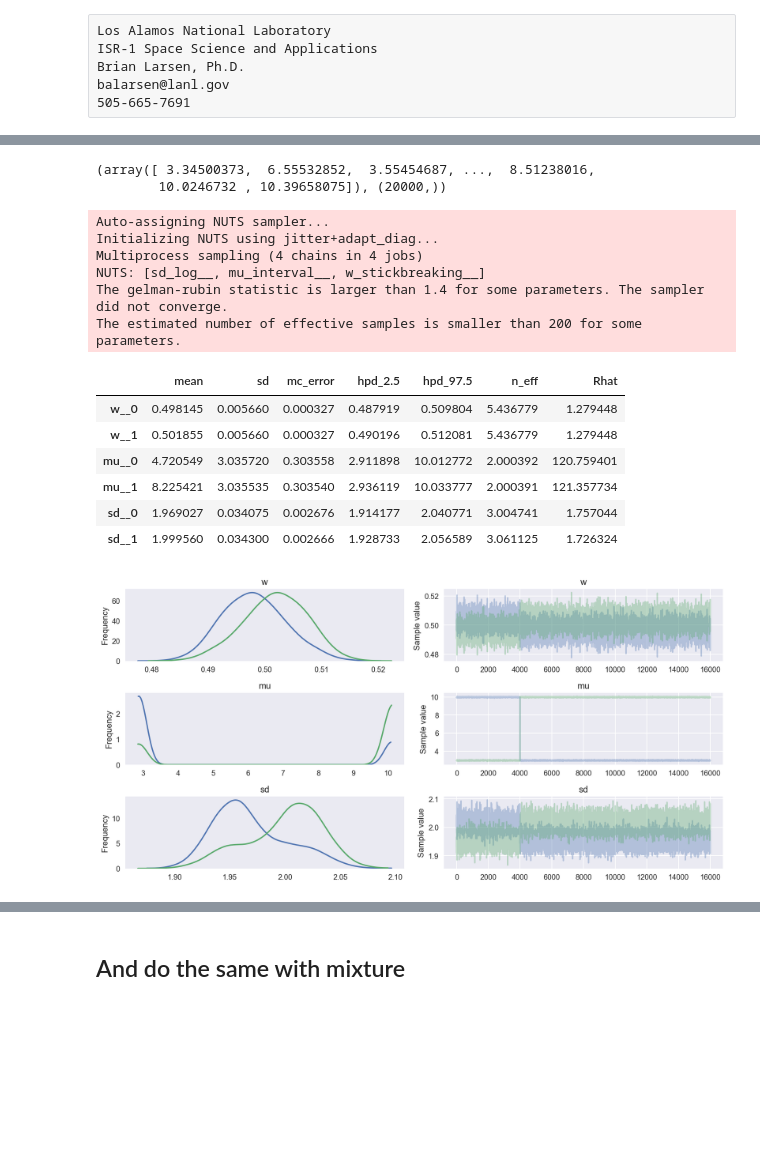
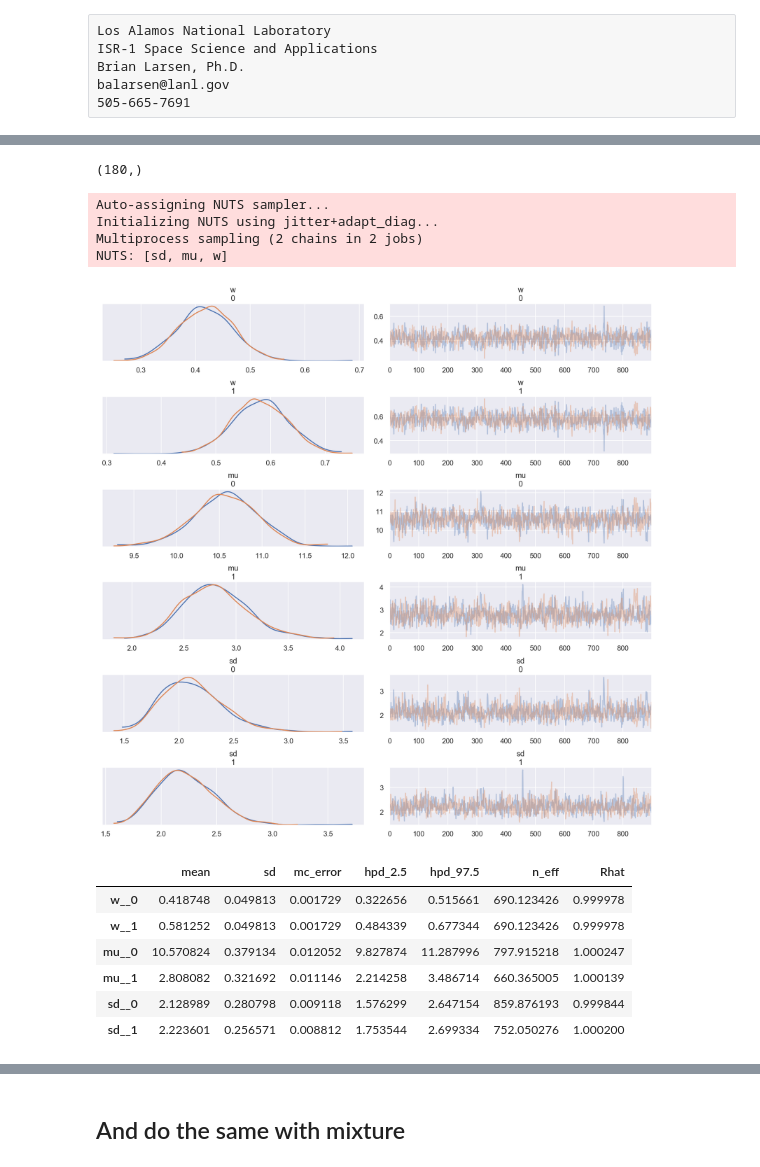
Before and after one commit to balarsen/pymc_learning, a Jupyter notebook: Mixture/Gaussian Mixture.ipynb, the cells around one changed output, grey strips where cells are left out. Drawn from its saved outputs; the diff is of its cells as text; code cells hidden in the pictures; blank space fills up the shorter version.

Commit message:
rework and learning on normal mixtures

```diff
--- a/Mixture/Gaussian Mixture.ipynb
+++ b/Mixture/Gaussian Mixture.ipynb
@@ -46,6 +46,6 @@ plt.rcParams['savefig.dpi'] = plt.rcParams['figure.dpi'] # 72
 # Lets make to Normal distributions and add them together
 locs = np.asarray([3,10])
 sds = np.asarray([2,2])
-D1 = np.random.normal(locs[0], sds[0], size=10000)
-D2 = np.random.normal(locs[1], sds[1], size=10000)
+D1 = np.random.normal(locs[0], sds[0], size=100)
+D2 = np.random.normal(locs[1], sds[1], size=80)
 # %%
@@ -68,8 +65,7 @@ plt.hist(D, bins=bins, histtype='step', lw=3, label='D1+D2');
 # %%
-D, D.shape
+D.shape
 # %% [output]
-(array([ 3.34500373,  6.55532852,  3.55454687, ...,  8.51238016,
-        10.0246732 , 10.39658075]), (20000,))
+(180,)
 # %%
 SEED = 20161210
 with mc3.Model() as model:
@@ -79,24 +75,23 @@ with mc3.Model() as model:
     sd = mc3.Gamma('sd', 1., 1., shape=locs.size)
 
     x_obs = mc3.NormalMixture('x_obs', w, mu, sd=sd, observed=D)
-    start = mc3.find_MAP()
-    trace = mc3.sample(5000, n_init=10000, tune=1000, random_seed=SEED, start=start)[1000:]
+    trace = mc3.sample(1000, tune=4000, random_seed=SEED)[100:]
 # %% [output]
 Auto-assigning NUTS sampler...
 Initializing NUTS using jitter+adapt_diag...
-Multiprocess sampling (4 chains in 4 jobs)
-NUTS: [sd_log__, mu_interval__, w_stickbreaking__]
-The gelman-rubin statistic is larger than 1.4 for some parameters. The sampler did not converge.
-The estimated number of effective samples is smaller than 200 for some parameters.
+Multiprocess sampling (2 chains in 2 jobs)
+NUTS: [sd, mu, w]
 # %%
-mc3.traceplot(trace, combined=True);
-mc3.summary(trace)
+mc3.traceplot(trace, combined=False);
 # %% [output]
-|  | mean | sd | mc_error | hpd_2.5 | hpd_97.5 | n_eff | Rhat |
-| w__0 | 0.498145 | 0.005660 | 0.000327 | 0.487919 | 0.509804 | 5.436779 | 1.279448 |
-| w__1 | 0.501855 | 0.005660 | 0.000327 | 0.490196 | 0.512081 | 5.436779 | 1.279448 |
-| mu__0 | 4.720549 | 3.035720 | 0.303558 | 2.911898 | 10.012772 | 2.000392 | 120.759401 |
-| mu__1 | 8.225421 | 3.035535 | 0.303540 | 2.936119 | 10.033777 | 2.000391 | 121.357734 |
-| sd__0 | 1.969027 | 0.034075 | 0.002676 | 1.914177 | 2.040771 | 3.004741 | 1.757044 |
-| sd__1 | 1.999560 | 0.034300 | 0.002666 | 1.928733 | 2.056589 | 3.061125 | 1.726324 |
-[figure, old version]
+[figure, new version]
+# %%
+mc3.summary(trace)
+# %% [output]
+|  | mean | sd | mc_error | hpd_2.5 | hpd_97.5 | n_eff | Rhat |
+| w__0 | 0.418748 | 0.049813 | 0.001729 | 0.322656 | 0.515661 | 690.123426 | 0.999978 |
+| w__1 | 0.581252 | 0.049813 | 0.001729 | 0.484339 | 0.677344 | 690.123426 | 0.999978 |
+| mu__0 | 10.570824 | 0.379134 | 0.012052 | 9.827874 | 11.287996 | 797.915218 | 1.000247 |
+| mu__1 | 2.808082 | 0.321692 | 0.011146 | 2.214258 | 3.486714 | 660.365005 | 1.000139 |
+| sd__0 | 2.128989 | 0.280798 | 0.009118 | 1.576299 | 2.647154 | 859.876193 | 0.999844 |
+| sd__1 | 2.223601 | 0.256571 | 0.008812 | 1.753544 | 2.699334 | 752.050276 | 1.000200 |
```
Also changed, not shown: parts of 37 cells of this notebook.
